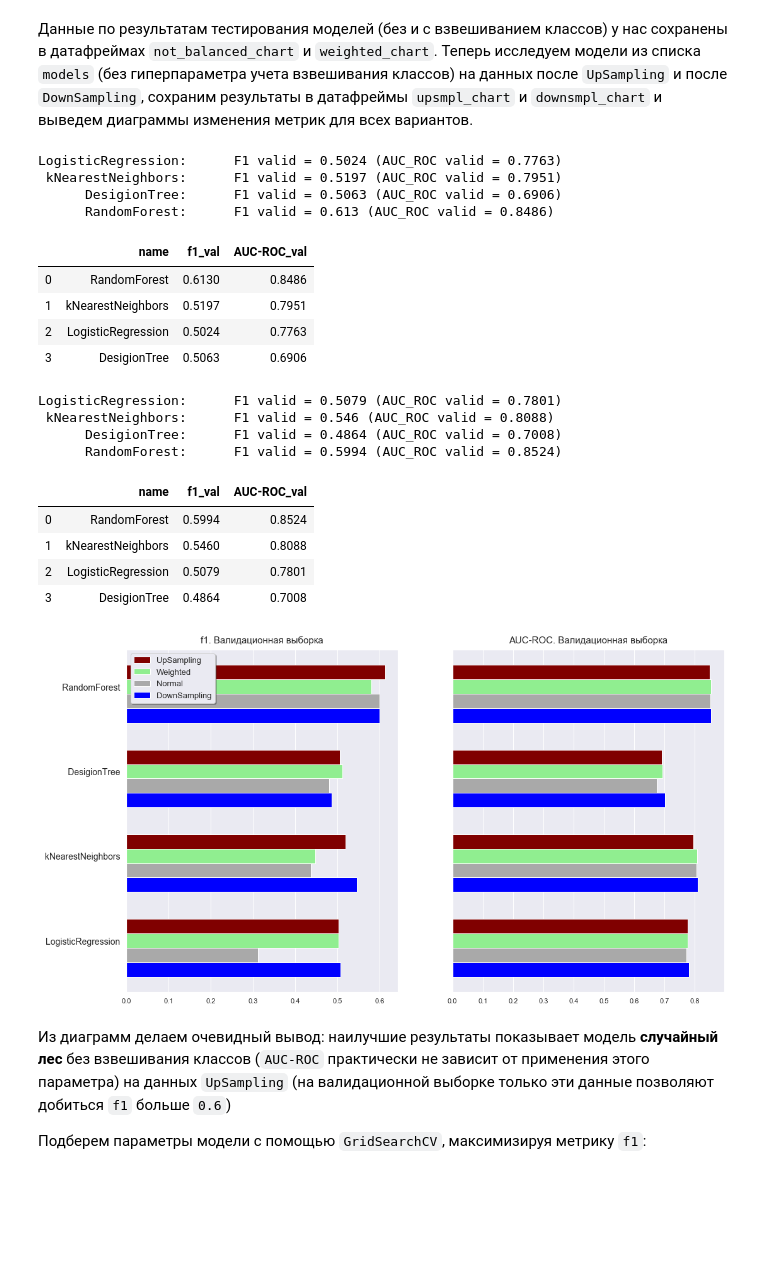
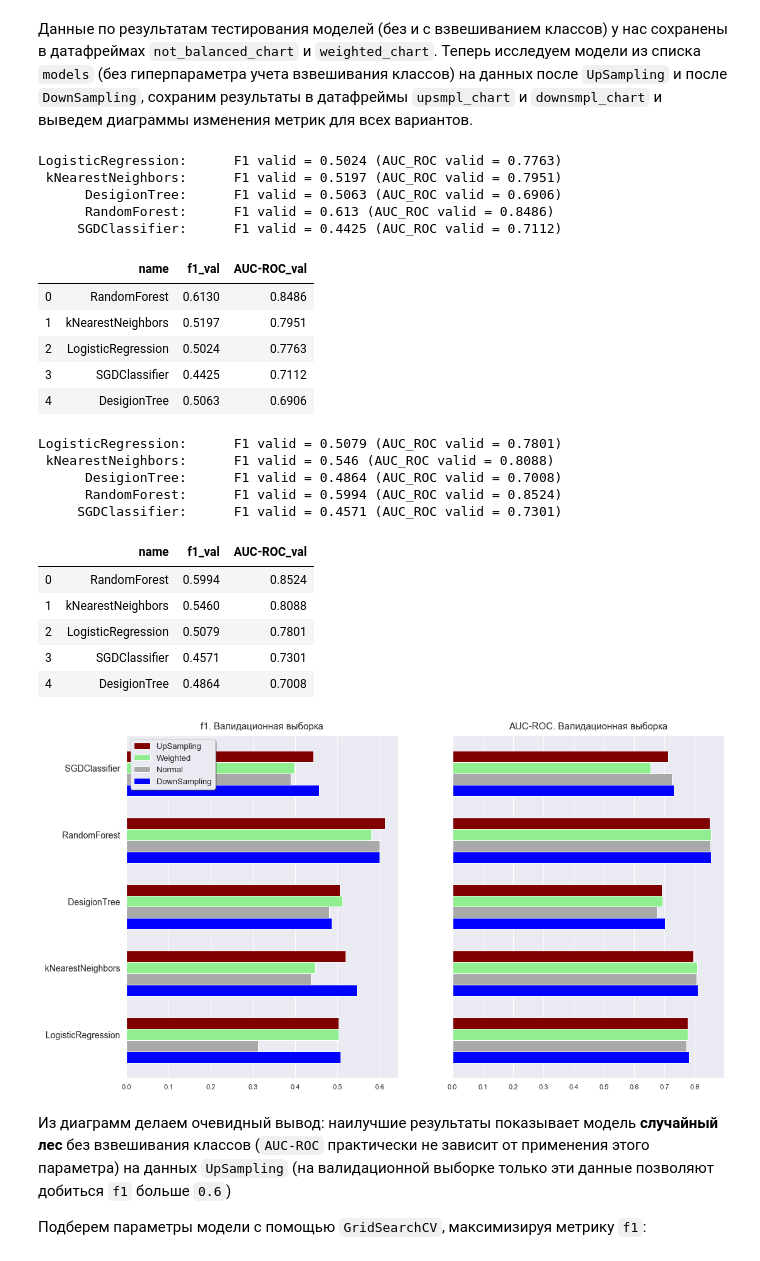
Before and after one commit to ArtemTolk/YPr_rep, a Jupyter notebook: BnkChrn_4GitPrjct.ipynb, the cells around one changed output. Saved outputs shown, nothing was run; the diff lists cells and outputs as text; code cells hidden in the pictures; blank space fills up the shorter version.

```diff
--- a/BnkChrn_4GitPrjct.ipynb
+++ b/BnkChrn_4GitPrjct.ipynb
@@ -319,6 +323,7 @@ models.append(('LogisticRegression', LogisticRegression(solver='liblinear', rand
 models.append((' kNearestNeighbors', KNeighborsClassifier(n_neighbors=n_neighbors)))
 models.append(('      DesigionTree', DecisionTreeClassifier(random_state=RND_ST)))
 models.append(('      RandomForest', RandomForestClassifier(n_estimators=rf_n_estimators, random_state=RND_ST)))
+models.append(('     SGDClassifier', SGDClassifier(loss = 'modified_huber', n_jobs=-1, random_state=RND_ST)))     # добавлено
 # %%
 # sorted(SCORERS.keys())
 # %%
@@ -397,6 +404,7 @@ models_wght.append(('LogisticRegression', LogisticRegression(solver='liblinear',
 models_wght.append((' kNearestNeighbors', KNeighborsClassifier(n_neighbors=n_neighbors, weights = 'distance')))
 models_wght.append(('      DesigionTree', DecisionTreeClassifier(class_weight='balanced', random_state=RND_ST)))
 models_wght.append(('      RandomForest', RandomForestClassifier(n_estimators=rf_n_estimators, class_weight='balanced', random_state=RND_ST)))
+models_wght.append(('     SGDClassifier', SGDClassifier(class_weight='balanced', loss = 'modified_huber', n_jobs=-1, random_state=RND_ST)))  # добавлено
 # %%
 weighted_chart = model_casting(models_wght, X_train, X_val, y_train, y_val)
 display( weighted_chart.sort_values(by='AUC-ROC_val', ascending=False).reset_index(drop=True) )
@@ -429,7 +439,7 @@ for ax, col, head in [
     ax.set_title(head, pad = 10, fontsize=15)
     ax.grid(axis = 'y')
     ax.yaxis.set_major_locator(ticker.MultipleLocator(1))
-    ax.set_yticks(range(0, 4))
+    ax.set_yticks(range(0, 5))                                  # (0, 4) изменено на (0, 5)
     ax.set_yticklabels(not_balanced_chart['name'], fontsize=14)
 
 ax2.legend(fontsize=12, loc='upper left', shadow=True)
@@ -502,11 +512,13 @@ LogisticRegression:      F1 valid = 0.5024 (AUC_ROC valid = 0.7763)
  kNearestNeighbors:      F1 valid = 0.5197 (AUC_ROC valid = 0.7951)
       DesigionTree:      F1 valid = 0.5063 (AUC_ROC valid = 0.6906)
       RandomForest:      F1 valid = 0.613 (AUC_ROC valid = 0.8486)
+     SGDClassifier:      F1 valid = 0.4425 (AUC_ROC valid = 0.7112)
 |  | name | f1_val | AUC-ROC_val |
 | 0 | RandomForest | 0.6130 | 0.8486 |
 | 1 | kNearestNeighbors | 0.5197 | 0.7951 |
 | 2 | LogisticRegression | 0.5024 | 0.7763 |
-| 3 | DesigionTree | 0.5063 | 0.6906 |
+| 3 | SGDClassifier | 0.4425 | 0.7112 |
+| 4 | DesigionTree | 0.5063 | 0.6906 |
 # %%
 dwnsmpl_chart = model_casting(models, X_train_dwn, X_val, y_train_dwn, y_val, n_folds=0)
 display( dwnsmpl_chart.sort_values(by='AUC-ROC_val', ascending=False).reset_index(drop=True) )
@@ -515,39 +527,41 @@ LogisticRegression:      F1 valid = 0.5079 (AUC_ROC valid = 0.7801)
  kNearestNeighbors:      F1 valid = 0.546 (AUC_ROC valid = 0.8088)
       DesigionTree:      F1 valid = 0.4864 (AUC_ROC valid = 0.7008)
       RandomForest:      F1 valid = 0.5994 (AUC_ROC valid = 0.8524)
+     SGDClassifier:      F1 valid = 0.4571 (AUC_ROC valid = 0.7301)
 |  | name | f1_val | AUC-ROC_val |
 | 0 | RandomForest | 0.5994 | 0.8524 |
 | 1 | kNearestNeighbors | 0.5460 | 0.8088 |
 | 2 | LogisticRegression | 0.5079 | 0.7801 |
-| 3 | DesigionTree | 0.4864 | 0.7008 |
+| 3 | SGDClassifier | 0.4571 | 0.7301 |
+| 4 | DesigionTree | 0.4864 | 0.7008 |
 # %%
 fig, (ax1, ax2) = plt.subplots(1, 2, figsize=(17, 10), sharey=True)
 
 yUp = not_balanced_chart.index + .17
 yWght = not_balanced_chart.index
 y0 = not_balanced_chart.index -.17
 yDwn = not_balanced_chart.index - .34
 
 for ax, col, head in [
     [ax1, 'f1_val', 'f1. Валидационная выборка'],
     [ax2, 'AUC-ROC_val', 'AUC-ROC. Валидационная выборка' ] ]:
 
     ax.barh(y=yUp, width=upsmpl_chart[col], height=.17, color='maroon', label = 'UpSampling')
     ax.barh(y=yWght, width=weighted_chart[col], height=.17, color='lightgreen', label = 'Weighted')
     ax.barh(y=y0, width=not_balanced_chart[col], height=.17, color='darkgrey', label = 'Normal')
     ax.barh(y=yDwn, width=dwnsmpl_chart[col], height=.17, color='blue', label = 'DownSampling')
 
     ax.set_title(head, pad = 10, fontsize=15)
     ax.grid(axis = 'y')
     ax.yaxis.set_major_locator(ticker.MultipleLocator(1))
-    ax.set_yticks(range(0, 4))
+    ax.set_yticks(range(0, 5))                                   #  (0, 4) изменено на (0, 5)
     ax.set_yticklabels(not_balanced_chart['name'], fontsize=14)
 
 ax1.legend(fontsize=13, loc='upper left', shadow=True)
 
 plt.show()
 # %% [output]
-[figure, old version]
+[figure, new version]
 # %% [markdown]
 Из диаграмм делаем очевидный вывод: наилучшие результаты показывает модель **случайный лес** без взвешивания классов (`AUC-ROC` практически не зависит от применения этого параметра) на данных `UpSampling` (на валидационной выборке только эти данные позволяют добиться `f1` больше `0.6`)
 
```
Also changed, not shown: parts of 6 cells of this notebook.
